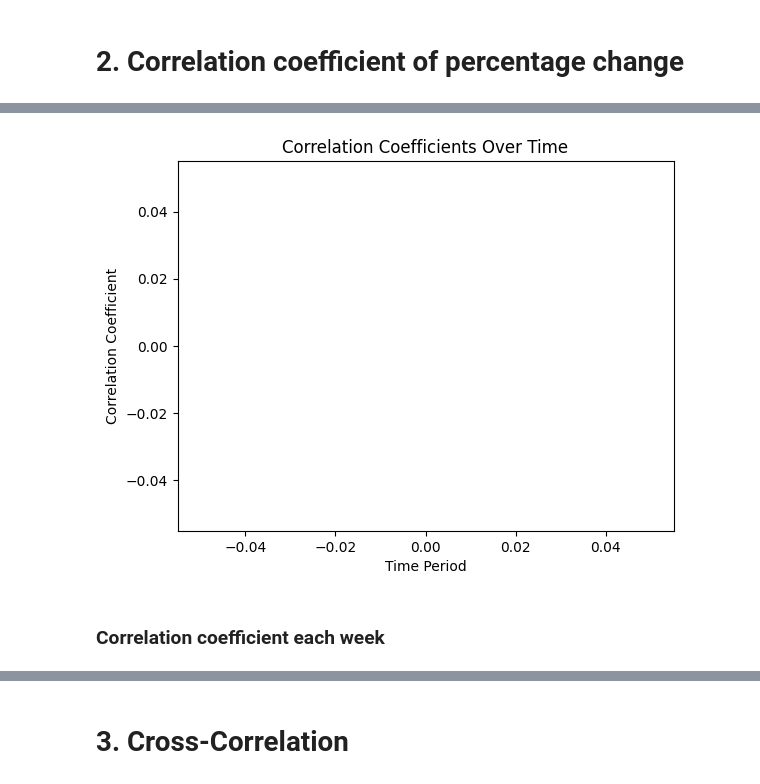
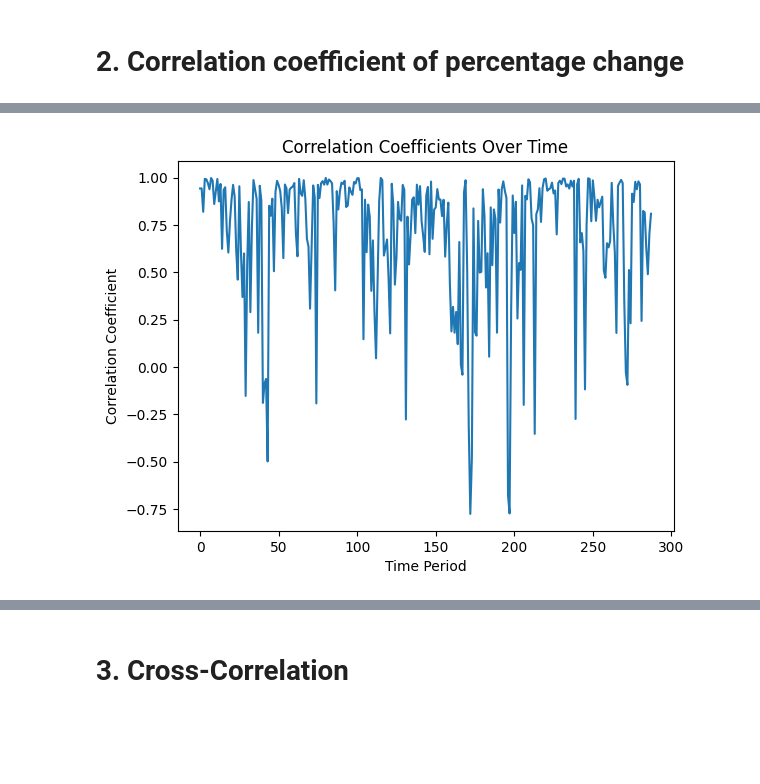
Before and after one commit to stephan-klein/caa_project_defi_vs_cex_prices, a Jupyter notebook: caa_statistics.ipynb, the cells around one changed output, grey strips where cells are left out. Drawn from its saved outputs; the diff is of its cells as text; code cells hidden in the pictures; blank space fills up the shorter version.

```diff
--- a/caa_statistics.ipynb
+++ b/caa_statistics.ipynb
@@ -28,7 +28,7 @@ merged['moving_avg_btc_normalized'] = (merged['moving_avg_btc'] - merged['moving
 merged['moving_avg_uni_normalized'] = (merged['moving_avg_uni'] - merged['moving_avg_uni'].min()) / (merged['moving_avg_uni'].max() - merged['moving_avg_uni'].min())
 
 #merged = merged.resample('H').mean()
-start_time = '2022-01-01 00:00:00'
+start_time = '2022-01-09 00:00:00'
 end_time = '2022-01-10 23:59:59'
 merged = merged.loc[start_time:end_time]
 # %%
@@ -86,18 +71,19 @@ plt.show()
 # %%
-def calculate_correlation(merged, start_date, end_date, interval):
-    start_dates = pd.date_range(start=start_date, end=end_date, freq=interval)
+def calculate_correlation(merged, start_date, end_date, timedelta):
+    start_time = pd.to_datetime(start_date)
+    end_time = pd.to_datetime(end_date)
+
     correlation_values = []
+    current_time = start_time
 
-    for start_time in start_dates:
-        if interval == 'M':
-            end_time = start_time + pd.offsets.MonthEnd(1) - pd.Timedelta(days=1)
-        elif interval == 'W':
-            end_time = start_time + pd.DateOffset(weeks=1) - pd.Timedelta(days=1)
+    while current_time <= end_time:
+        end_time_interval = current_time + pd.Timedelta(minutes=timedelta)
 
-        correlation = merged.loc[start_time:end_time, 'moving_avg_btc_normalized'].dropna().corr(merged.loc[start_time:end_time, 'moving_avg_uni_normalized'].dropna())
-        print(f'Correlation coefficient for period starting {start_time}:', correlation)
+        correlation = merged.loc[current_time:end_time_interval, 'moving_avg_btc_normalized'].dropna().corr(merged.loc[current_time:end_time_interval, 'moving_avg_uni_normalized'].dropna())
+        print(f'Correlation coefficient for period starting {current_time}:', correlation)
 
         correlation_values.append(correlation)
+        current_time += pd.Timedelta(minutes=10)
 
     return correlation_values
 # %% [markdown]
@@ -112,4 +96,4 @@ Correlation coefficient: 0.9999425288432898
 # %%
-M_coef = calculate_correlation(merged, start_time, end_time, 'M')
+coef = calculate_correlation(merged, start_time, end_time, 20)
 # Funktioniert nur mit Daten über meherere Monate
 # %% [output]
@@ -128,10 +117,8 @@ Correlation coefficient for period starting 2022-12-31 00:00:00: nan
 # %%
-plt.plot(M_coef)
+plt.plot(coef)
 plt.title('Correlation Coefficients Over Time')
 plt.xlabel('Time Period')
 plt.ylabel('Correlation Coefficient')
 plt.show()
 # %% [output]
-[figure, old version]
+[figure, new version]
-# %% [markdown]
-### Correlation coefficient each week
```
Also changed, not shown: parts of 20 cells of this notebook.
